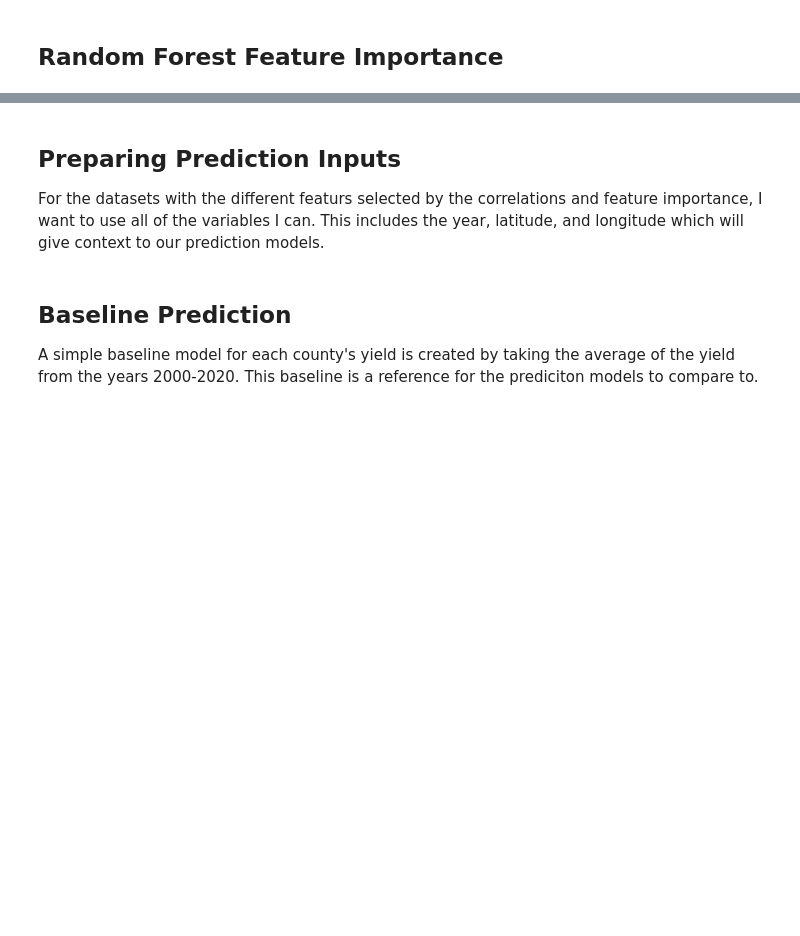
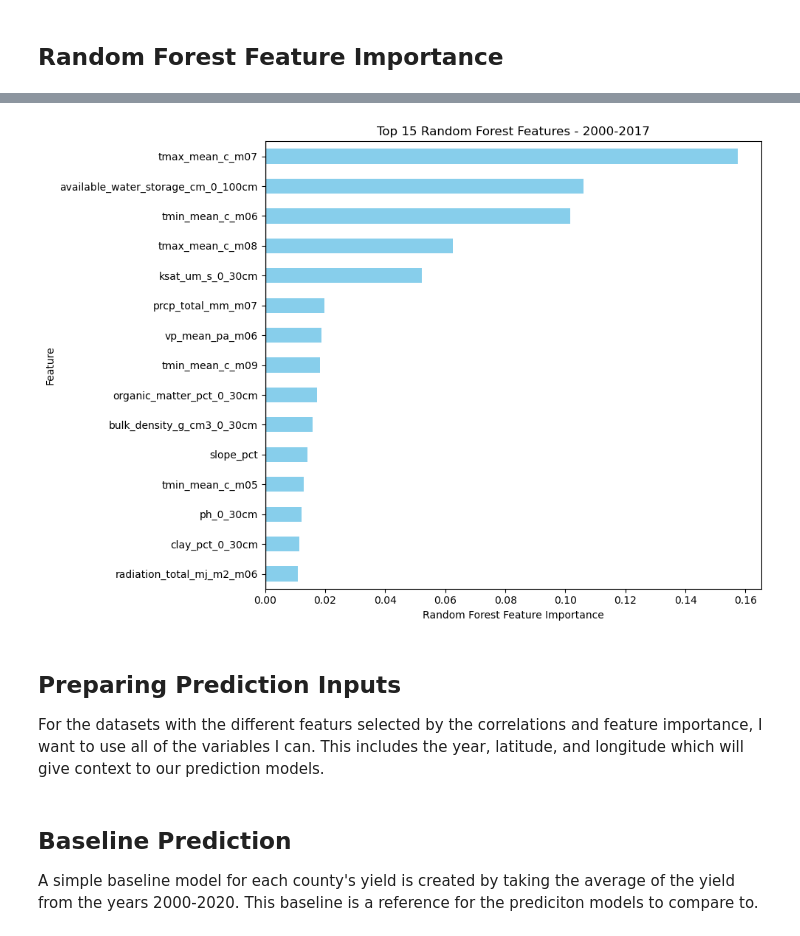
Before and after one commit to JTRIII/corn-yield-thesis, a Jupyter notebook: notebooks/06_model_evaluation_and_final_results.ipynb, the cells around one changed output, grey strips where cells are left out. Saved outputs shown, nothing was run; the diff lists cells and outputs as text; code cells hidden in the pictures; blank space fills up the shorter version.

```diff
--- a/notebooks/06_model_evaluation_and_final_results.ipynb
+++ b/notebooks/06_model_evaluation_and_final_results.ipynb
@@ -208,4 +284,4 @@ X_train.shape
 # %%
-forest = RandomForestRegressor(random_state=110)
+forest = RandomForestRegressor(random_state=110, n_jobs=-2)
 # %%
 forest.fit(X_train, y_train)
@@ -222,12 +333,14 @@ rf_top_15_cols
 # %%
 top_rf['Random Forest'].sort_values().plot.barh(figsize=(10, 7), color='skyblue')
 plt.axvline(0, color="black", linewidth=1)
 plt.xlim(left=0)
 plt.xlabel("Random Forest Feature Importance")
 plt.ylabel("Feature")
-plt.title("Top 15 Random Forest Features - 2000-2020")
+plt.title("Top 15 Random Forest Features - 2000-2017")
 plt.tight_layout()
 plt.show()
+# %% [output]
+[figure, added]
 # %% [markdown]
 ## Preparing Prediction Inputs
 
```
Also changed, not shown: parts of 11 cells of this notebook.
